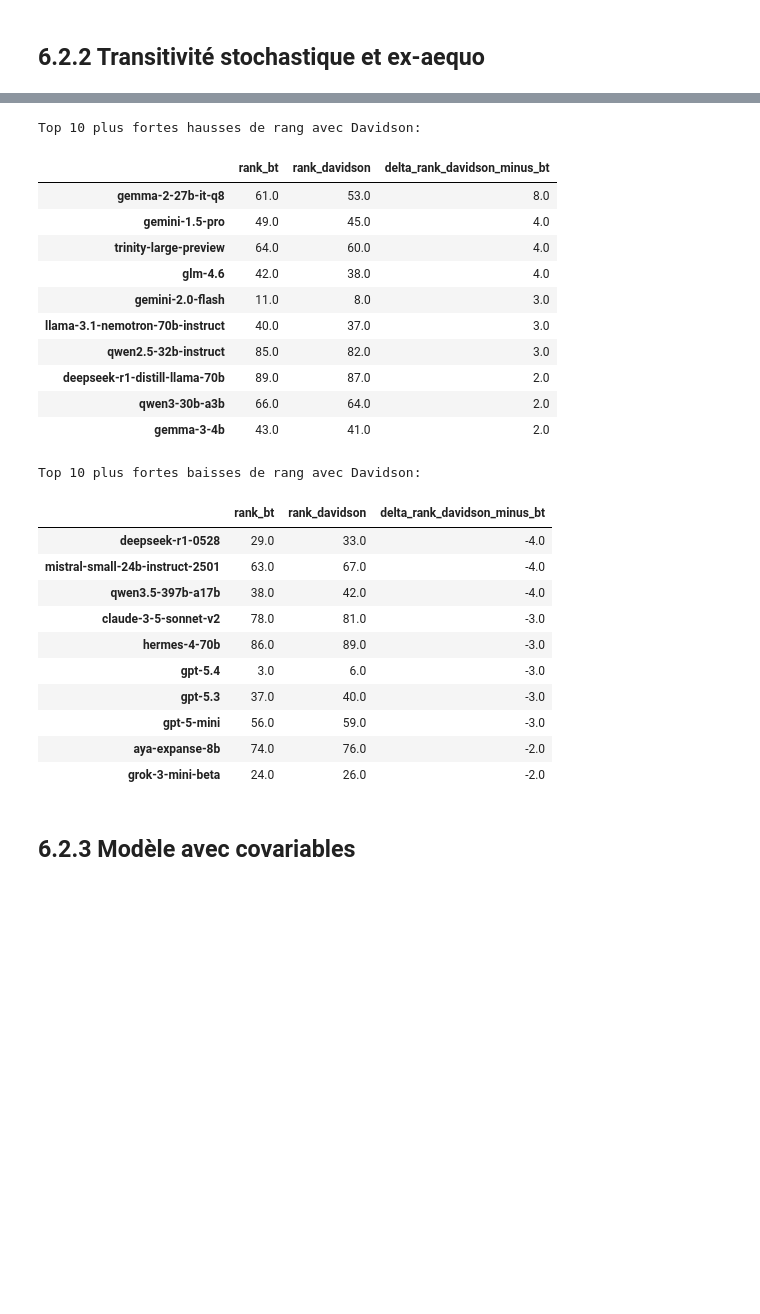
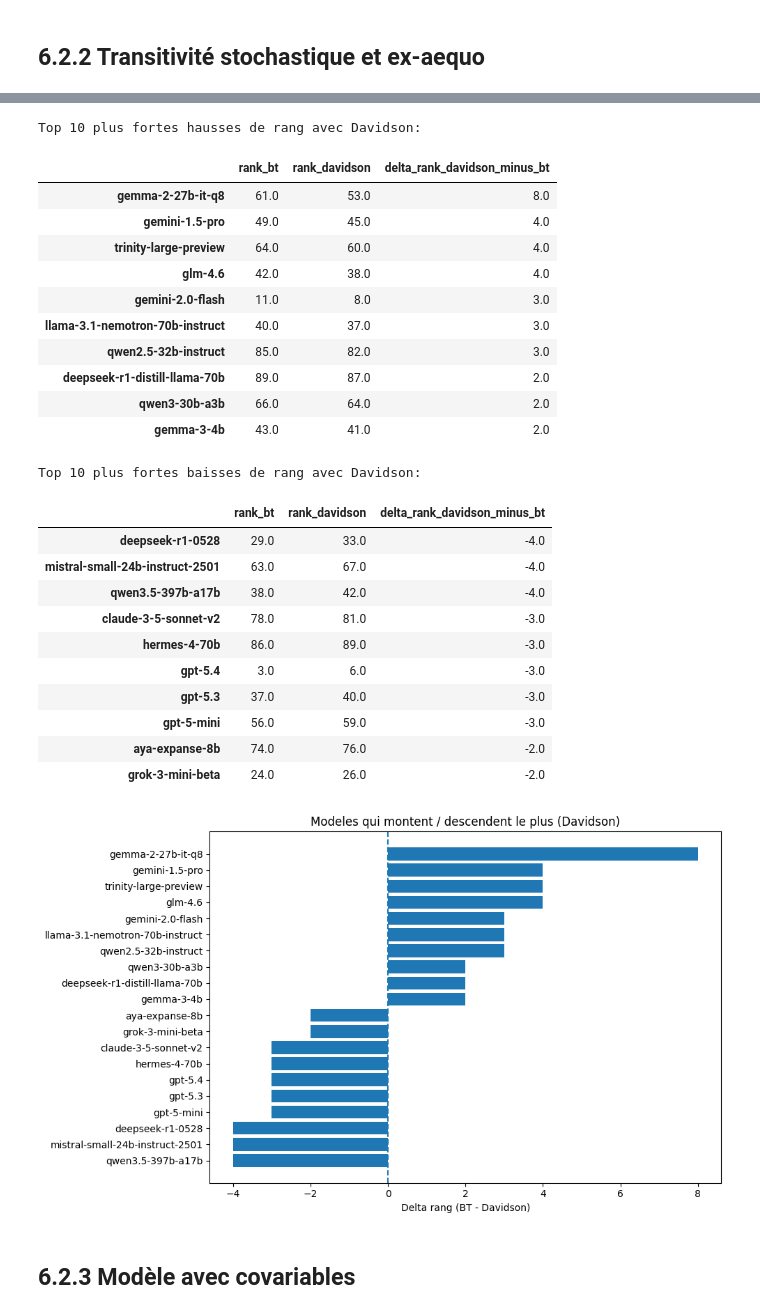
Before and after one commit to CorentinRaffray/LLM-creativity, a Jupyter notebook: bradley-terry.ipynb, the cells around one changed output, grey strips where cells are left out. Cells and saved outputs as stored; diff of their text form; code cells hidden in the pictures; blank space fills up the shorter version.

```diff
--- a/bradley-terry.ipynb
+++ b/bradley-terry.ipynb
@@ -551,11 +551,23 @@ print(f"Convergence optimizeur: {res_d.success}")
 print("\nTop 10 Davidson:")
 display(compare_bt_d.head(10)[["beta_bt", "beta_davidson", "rank_bt", "rank_davidson", "delta_rank_davidson_minus_bt"]])
 
+top_up = compare_bt_d.sort_values("delta_rank_davidson_minus_bt", ascending=False).head(10)
+top_down = compare_bt_d.sort_values("delta_rank_davidson_minus_bt", ascending=True).head(10)
+
 print("Top 10 plus fortes hausses de rang avec Davidson:")
-display(compare_bt_d.sort_values("delta_rank_davidson_minus_bt", ascending=False).head(10)[["rank_bt", "rank_davidson", "delta_rank_davidson_minus_bt"]])
+display(top_up[["rank_bt", "rank_davidson", "delta_rank_davidson_minus_bt"]])
 
 print("Top 10 plus fortes baisses de rang avec Davidson:")
-display(compare_bt_d.sort_values("delta_rank_davidson_minus_bt", ascending=True).head(10)[["rank_bt", "rank_davidson", "delta_rank_davidson_minus_bt"]])
+display(top_down[["rank_bt", "rank_davidson", "delta_rank_davidson_minus_bt"]])
+
+movers = pd.concat([top_up, top_down]).sort_values("delta_rank_davidson_minus_bt")
+fig, ax = plt.subplots(figsize=(10, 6))
+ax.barh(movers.index, movers["delta_rank_davidson_minus_bt"])
+ax.axvline(0, linestyle="--")
+ax.set_xlabel("Delta rang (BT - Davidson)")
+ax.set_title("Modeles qui montent / descendent le plus (Davidson)")
+plt.tight_layout()
+plt.show()
 # %% [output]
 === Transitivite stochastique (top 20 plus compares) ===
 Triplets testes: 960
@@ -582,33 +594,34 @@ Top 10 Davidson:
 | mistral-medium-2508 | 0.021022 | 0.020479 | 5.0 | 5.0 | 0.0 |
 | gpt-5.4 | 0.021448 | 0.019898 | 3.0 | 6.0 | -3.0 |
 | gemini-2.5-flash | 0.020106 | 0.019821 | 7.0 | 7.0 | 0.0 |
 | gemini-2.0-flash | 0.016710 | 0.017459 | 11.0 | 8.0 | 3.0 |
 | magistral-medium | 0.017732 | 0.017433 | 8.0 | 9.0 | -1.0 |
 | qwen3-max-2025-09-23 | 0.017595 | 0.017248 | 9.0 | 10.0 | -1.0 |
 Top 10 plus fortes hausses de rang avec Davidson:
 |  | rank_bt | rank_davidson | delta_rank_davidson_minus_bt |
 | gemma-2-27b-it-q8 | 61.0 | 53.0 | 8.0 |
 | gemini-1.5-pro | 49.0 | 45.0 | 4.0 |
 | trinity-large-preview | 64.0 | 60.0 | 4.0 |
 | glm-4.6 | 42.0 | 38.0 | 4.0 |
 | gemini-2.0-flash | 11.0 | 8.0 | 3.0 |
 | llama-3.1-nemotron-70b-instruct | 40.0 | 37.0 | 3.0 |
 | qwen2.5-32b-instruct | 85.0 | 82.0 | 3.0 |
 | deepseek-r1-distill-llama-70b | 89.0 | 87.0 | 2.0 |
 | qwen3-30b-a3b | 66.0 | 64.0 | 2.0 |
 | gemma-3-4b | 43.0 | 41.0 | 2.0 |
 Top 10 plus fortes baisses de rang avec Davidson:
 |  | rank_bt | rank_davidson | delta_rank_davidson_minus_bt |
 | deepseek-r1-0528 | 29.0 | 33.0 | -4.0 |
 | mistral-small-24b-instruct-2501 | 63.0 | 67.0 | -4.0 |
 | qwen3.5-397b-a17b | 38.0 | 42.0 | -4.0 |
 | claude-3-5-sonnet-v2 | 78.0 | 81.0 | -3.0 |
 | hermes-4-70b | 86.0 | 89.0 | -3.0 |
 | gpt-5.4 | 3.0 | 6.0 | -3.0 |
 | gpt-5.3 | 37.0 | 40.0 | -3.0 |
 | gpt-5-mini | 56.0 | 59.0 | -3.0 |
 | aya-expanse-8b | 74.0 | 76.0 | -2.0 |
 | grok-3-mini-beta | 24.0 | 26.0 | -2.0 |
+[figure, added]
 # %% [markdown]
 ## 6.2.3 Modèle avec covariables
 # %%
```
Also changed, not shown: parts of 3 cells of this notebook.
